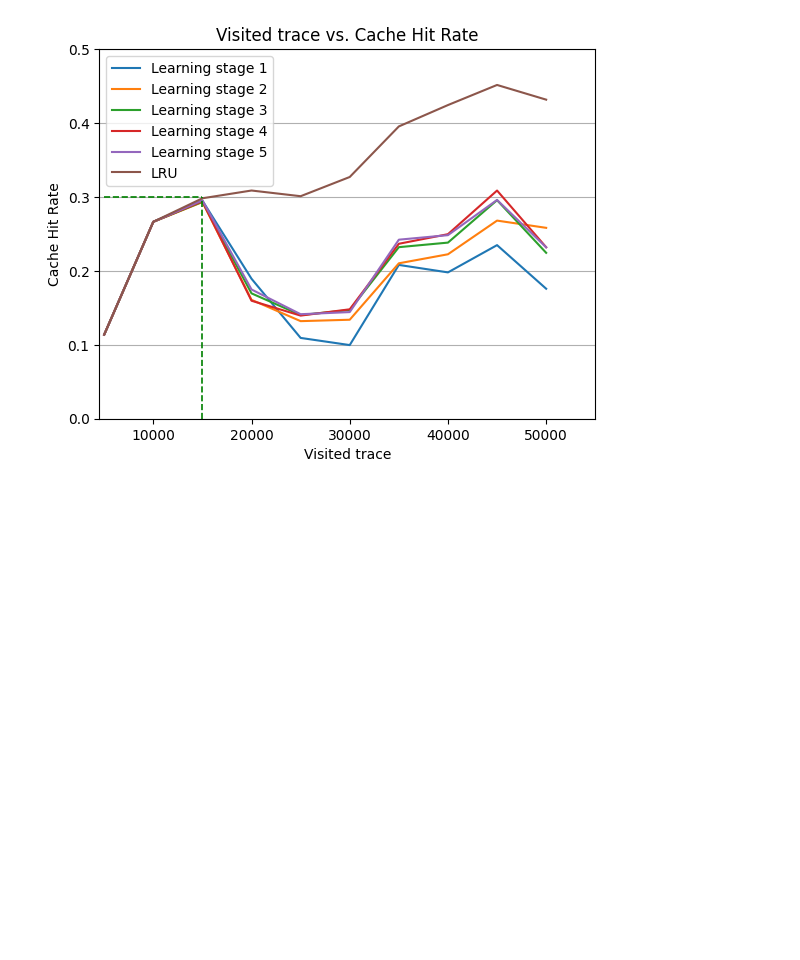
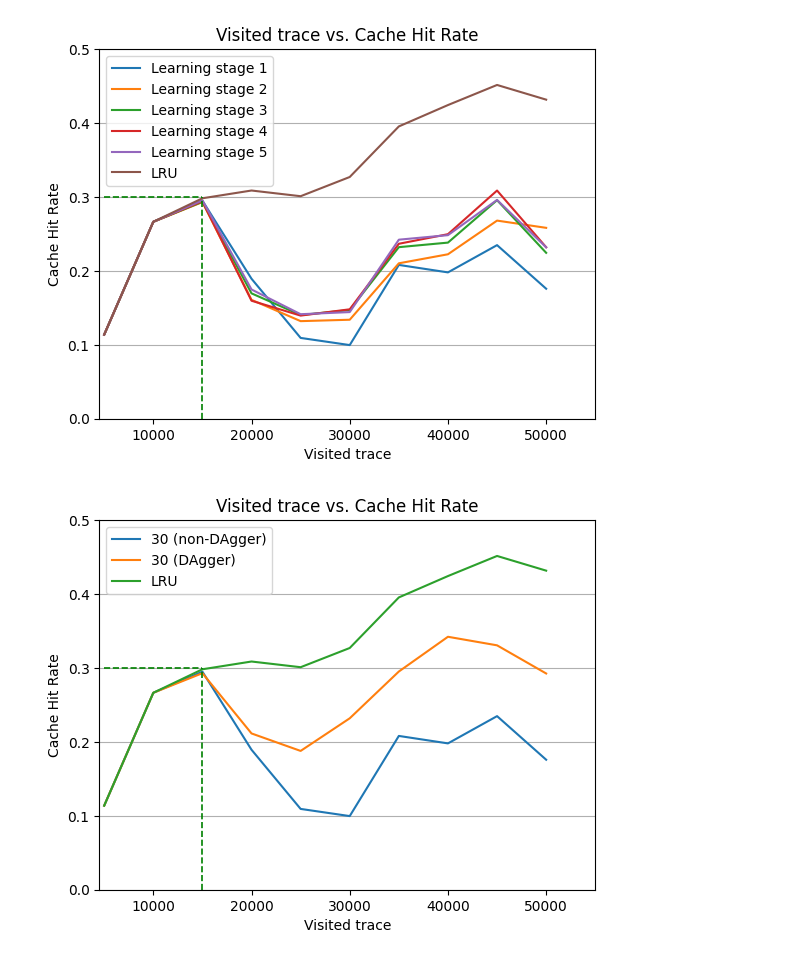
Before and after one commit to kato1628/cache_replacement, a Jupyter notebook: evaluate.ipynb, the cells around one changed output. Drawn from its saved outputs; the diff is of its cells as text; code cells hidden in the pictures; blank space fills up the shorter version.

```diff
--- a/evaluate.ipynb
+++ b/evaluate.ipynb
@@ -127,0 +123,24 @@ plt.show()
+# %%
+map_label_to_hit_rates = {}
+
+# non dagger
+map_checkpoint_to_chr_file_path = "./result/cache_hit_rates_by_learned_policy_non_dagger.pkl"
+result_non_dagger = load_pickle(map_checkpoint_to_chr_file_path)
+checkpoint, hit_rates = list(result_non_dagger.items())[0]
+stage = checkpoint.split("_")[1].split(".")[0] + " (non-DAgger)"
+map_label_to_hit_rates[stage] = hit_rates
+
+# dagger
+result_dagger = load_pickle( "./result/cache_hit_rates_by_learned_policy_dagger.pkl")
+checkpoint, hit_rates = list(result_dagger.items())[0]
+stage = checkpoint.split("_")[2].split(".")[0] + " (DAgger)"
+map_label_to_hit_rates[stage] = hit_rates
+
+# lru
+result_lru = load_pickle( "./result/cache_hit_rates_by_lru_for_comparing_to_learned_policy_non_dagger.pkl")
+map_label_to_hit_rates["LRU"] = result_lru
+
+# plot hit rates
+plot_hit_rates(map_label_to_hit_rates)
+# %% [output]
+[figure, added]
```
Also changed, not shown: parts of 8 cells of this notebook, 3 other files.
